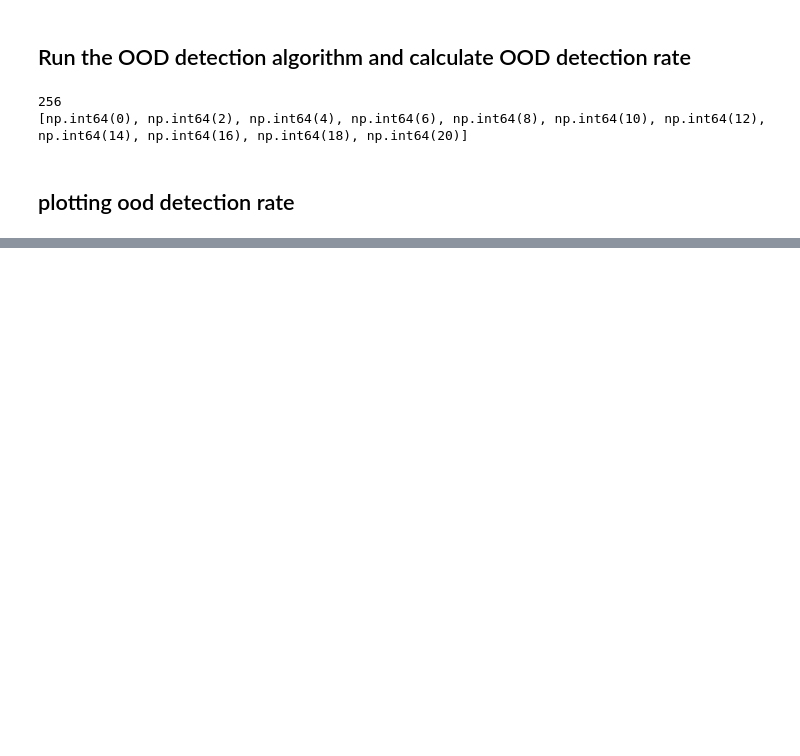
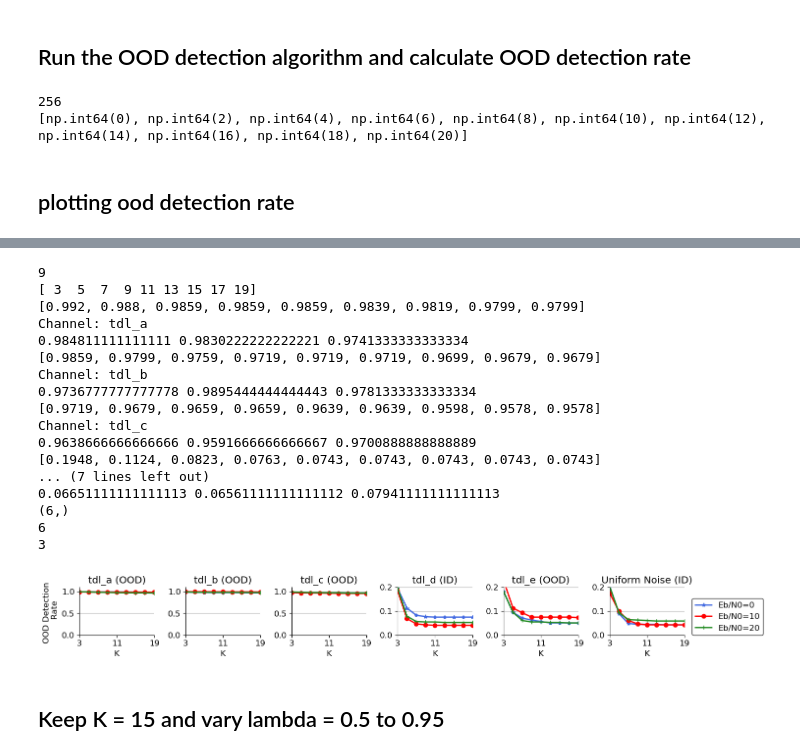
Before and after one commit to nasimsoltani/VERITAS, a Jupyter notebook: Monitor/OOD_detection_and_plot_Channel_Profile.ipynb, the cells around one changed output, grey strips where cells are left out. Drawn from its saved outputs; the diff is of its cells as text; code cells hidden in the pictures; blank space fills up the shorter version.

```diff
--- a/Monitor/OOD_detection_and_plot_Channel_Profile.ipynb
+++ b/Monitor/OOD_detection_and_plot_Channel_Profile.ipynb
@@ -314,0 +462,80 @@ Channel: uniform
+# %%
+## plotting ood detection rate
+
+print(len(k_neighbors))
+x = np.arange(k_neighbors[-1]-1,step=2) + k_neighbors[0]
+
+print(x)
+y = []
+
+channel_models = ['tdl_a','tdl_b','tdl_c','tdl_d','tdl_e','uniform']   # test channel models
+for channel in channel_models:
+    a = ood_dict[channel][0]
+    b = ood_dict[channel][10]
+    c = ood_dict[channel][20]
+
+    print(a)
+
+    y.append([a,b,c])
+    print('Channel: '+channel)
+    print(sum(a)/len(a),sum(b)/len(b),sum(c)/len(c))
+
+color_list = ['royalblue','red','ForestGreen','orange','black','violet', 'cyan','gray','yellow','salmon','pink']
+legends = ['Eb/N0=0','Eb/N0=10','Eb/N0=20']
+markers = ['*','o','+','x']
+titles = ['tdl_a (OOD)','tdl_b (OOD)','tdl_c (OOD)','tdl_d (ID)','tdl_e (OOD)','Uniform Noise (ID)']
+y_limits = [[0,1.1],[0,1.1],[0,1.1],[0,0.2],[0,0.2],[0,0.2]]
+y_tick_list = [[0,0.5,1],[0,0.5,1],[0,0.5,1],[0,0.1,0.2],[0,0.1,0.2],[0,0.1,0.2]]
+
+plt.rcParams['axes.titley'] = 1    # y is in axes-relative coordinates.
+matplotlib.rcParams.update({'font.size': 12})
+fig, axes = subplots(figsize=(15,2), nrows=1, ncols=len(y))
+
+print(axes.shape)
+print(len(y))
+print(len(y[0]))
+
+for i in range(len(y)):
+    this_y = y[i]
+    ax = axes[i]
+    ax.spines[['right', 'top']].set_visible(False)
+    for j in range(len(this_y)):
+        this_line = this_y[j]
+        ax.plot(x, this_line, linewidth=2, color=color_list[j], label=legends[j], marker=markers[j])
+    ax.set_ylim(y_limits[i])
+    ax.set_xlim([x[0],x[-1]])
+    ax.set_xticks([x[0],(x[0]+x[-1])/2,x[-1]])
+    ax.set_yticks(y_tick_list[i])
+    ax.set_xlabel('K')
+    ax.set_title(titles[i])
+    ax.yaxis.grid()
+    # put y lable just for fist plot
+    if i == 0:
+        ax.set_ylabel('OOD Detection \n Rate')
+    # put legend just for last subplot
+    if i == len(y)-1:
+        ax.legend(loc='lower left',bbox_to_anchor=(1.1, 0), ncol=1, borderaxespad=0, edgecolor='black')
+
+fig.tight_layout(pad=1.0)
+plt.savefig('foo.pdf', bbox_inches='tight')
+# %% [output]
+9
+[ 3  5  7  9 11 13 15 17 19]
+[0.992, 0.988, 0.9859, 0.9859, 0.9859, 0.9839, 0.9819, 0.9799, 0.9799]
+Channel: tdl_a
+0.984811111111111 0.9830222222222221 0.9741333333333334
+[0.9859, 0.9799, 0.9759, 0.9719, 0.9719, 0.9719, 0.9699, 0.9679, 0.9679]
+Channel: tdl_b
+0.9736777777777778 0.9895444444444443 0.9781333333333334
+[0.9719, 0.9679, 0.9659, 0.9659, 0.9639, 0.9639, 0.9598, 0.9578, 0.9578]
+Channel: tdl_c
+0.9638666666666666 0.9591666666666667 0.9700888888888889
+[0.1948, 0.1124, 0.0823, 0.0763, 0.0743, 0.0743, 0.0743, 0.0743, 0.0743]
+... (7 lines left out)
+0.06651111111111113 0.06561111111111112 0.07941111111111113
+(6,)
+6
+3
+[figure, added]
+# %% [markdown]
+## Keep K = 15 and vary lambda = 0.5 to 0.95
```
Also changed, not shown: parts of 7 cells of this notebook, 3 other files.
